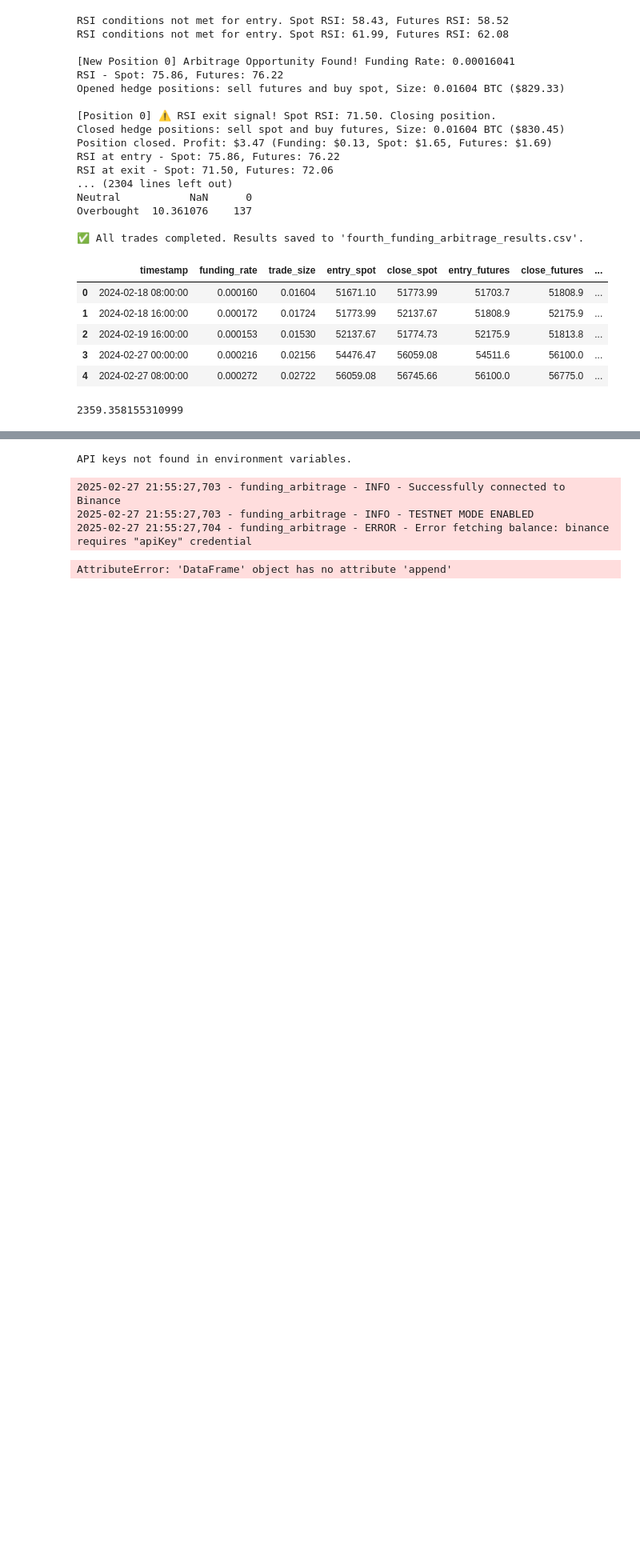
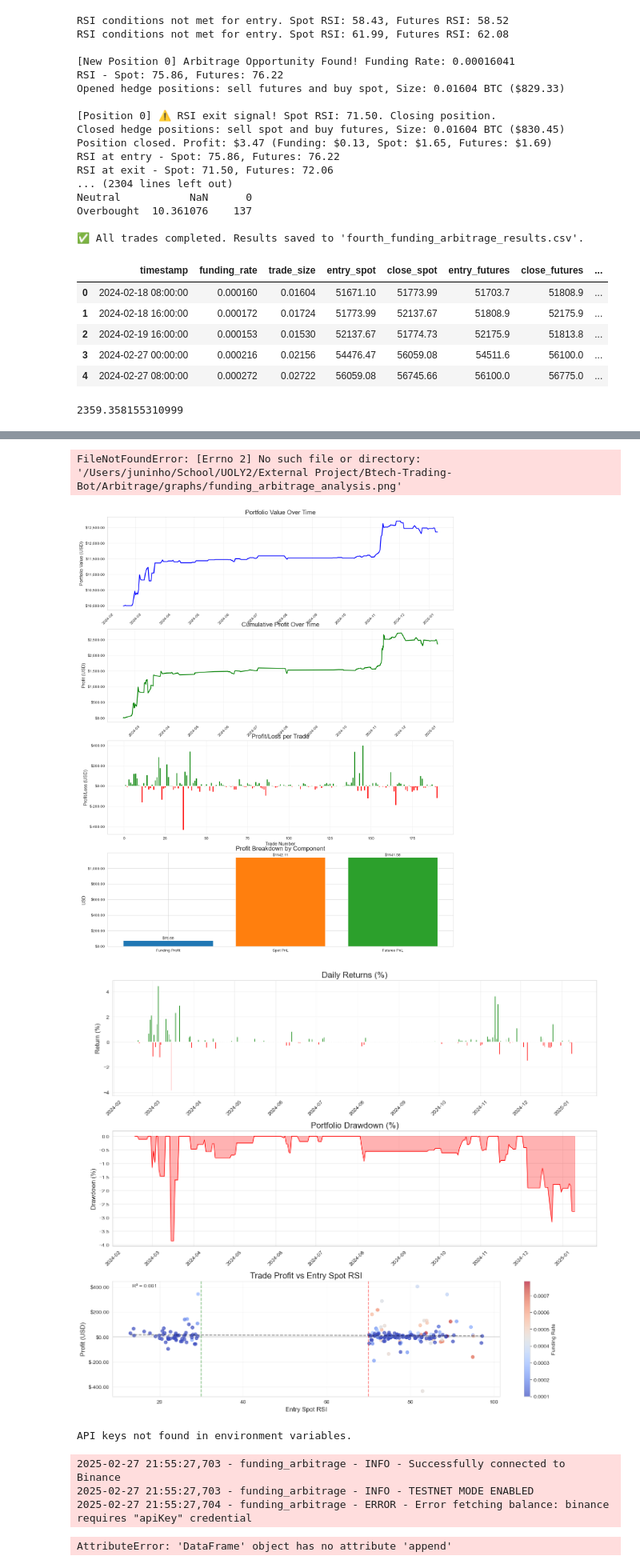
Before and after one commit to Lim-Rong-Jun/Btech-Trading-Bot, a Jupyter notebook: Arbitrage/arbi_trading_bot.ipynb, the cells around one changed output, grey strips where cells are left out. Shown at 80% size. Cells and saved outputs as stored; diff of their text form; code cells hidden in the pictures; blank space fills up the shorter version.

```diff
--- a/Arbitrage/arbi_trading_bot.ipynb
+++ b/Arbitrage/arbi_trading_bot.ipynb
@@ -2921,7 +2921,7 @@ from matplotlib.ticker import FuncFormatter
 
 # Load our trading results data
 # Note: These files should be generated by the original script
-results_df = pd.read_csv("fourth_funding_arbitrage_results.csv")
+results_df = pd.read_csv("dataset/fourth_funding_arbitrage_results.csv")
 daily_returns_df = pd.read_csv("daily_returns.csv")
 
 # Convert timestamp to datetime
@@ -3068,3 +3073,6 @@ FileNotFoundError: [Errno 2] No such file or directory: 'fourth_funding_arbitrag
+FileNotFoundError: [Errno 2] No such file or directory: '/Users/juninho/School/UOLY2/External Project/Btech-Trading-Bot/Arbitrage/graphs/funding_arbitrage_analysis.png'
+[figure, added]
+[figure, added]
 # %%
 # import pandas as pd
 # import numpy as np
```
Also changed, not shown: parts of 2 cells of this notebook, 8 other files.
